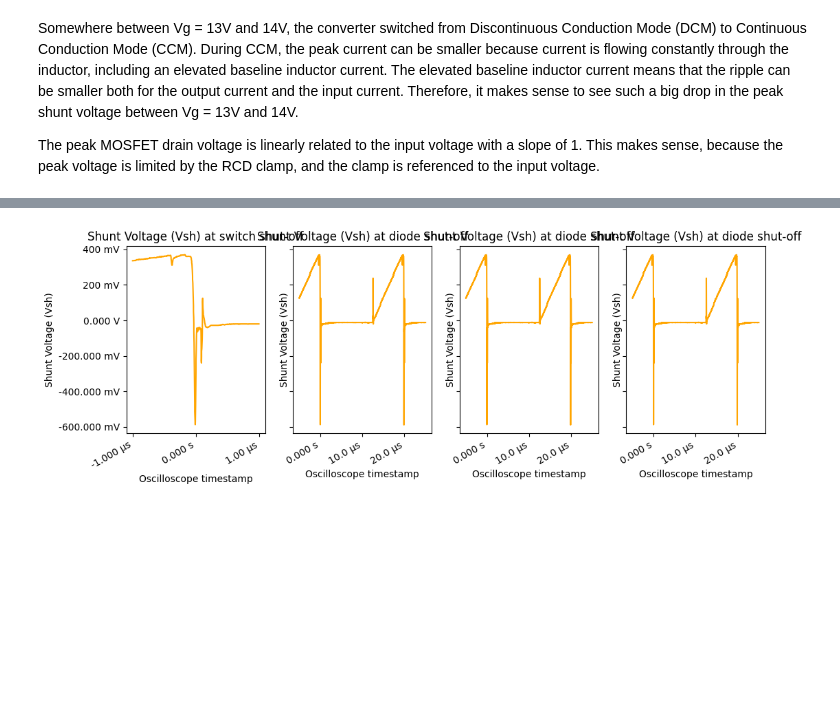
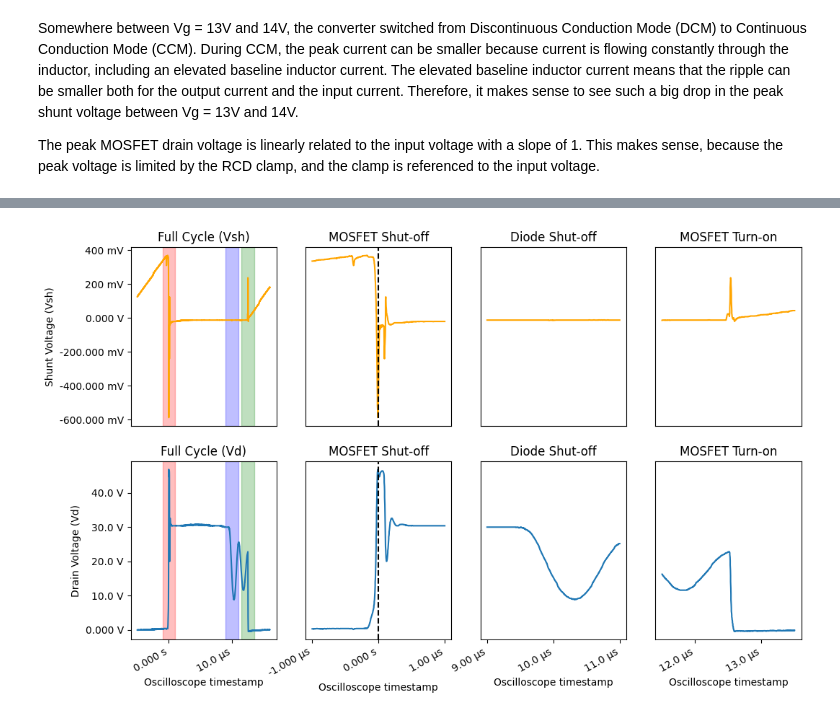
Before and after one commit to ianeyk/power-electronics, a Jupyter notebook: Lab 8/Lab8_report.ipynb, the cells around one changed output, grey strips where cells are left out. Saved outputs shown, nothing was run; the diff lists cells and outputs as text; code cells hidden in the pictures; blank space fills up the shorter version.

Commit message:
prettify graphs

```diff
--- a/Lab 8/Lab8_report.ipynb
+++ b/Lab 8/Lab8_report.ipynb
@@ -111,44 +111,69 @@ The peak MOSFET drain voltage is linearly related to the input voltage with a sl
 # %%
 (df_18V, tspan, tstep) = helper.read_rigol_csv(f"oscilloscope_data/{filenames[0]}.csv", ch1 = "Vsh", ch2 = "Vd")
 
-df_zoom           = df_18V[(df_18V["t"] > -5e-6) & (df_18V["t"] < 25e-6)]
-df_zoom_switch_off = df_18V[(df_18V["t"] > -1e-6) & (df_18V["t"] < 1e-6)]
-df_zoom_diode_off = df_18V[(df_18V["t"] > -5e-6) & (df_18V["t"] < 25e-6)]
-df_zoom_switch_on = df_18V[(df_18V["t"] > -5e-6) & (df_18V["t"] < 25e-6)]
+switch_off_ts = (-1e-6, 1e-6)
+diode_off_ts = (9e-6, 11e-6)
+switch_on_ts = (11.5e-6, 13.5e-6)
 
-# print("Switching Losses (using high-frequency snubber)")
-# df_lf_trapz = df_zoom[np.logical_not(np.isnan(df_zoom["Vsh_hf_snub_lf"]))]
-# Vsh_hf_snub_lf_switch_area = np.trapz(df_lf_trapz["Vsh_hf_snub_lf"] * df_lf_trapz["Vd_hf_snub_lf"], df_lf_trapz["t"])
-# print("Diode Shut-off Losses", (Vsh_hf_snub_lf_switch_area * units.volt ** 2 * units.second / (0.05 * units.ohm) * 50 * units.kilohertz).to_compact(units.watt))
-# df_lf_trapz = df_zoom[np.logical_not(np.isnan(df_zoom["Vsh_hf_snub_lf"]))]
-# Vsh_hf_snub_lf_switch_area = np.trapz(df_lf_trapz["Vsh_hf_snub_lf"] * df_lf_trapz["Vd_hf_snub_lf"], df_lf_trapz["t"])
-# print("High Frequency Snubber", (Vsh_hf_snub_lf_switch_area * units.volt ** 2 * units.second / (0.05 * units.ohm) * 50 * units.kilohertz).to_compact(units.watt))
+df_zoom           = df_18V[(df_18V["t"] > -5e-6) & (df_18V["t"] < 16e-6)]
+df_zoom_switch_off = df_18V[(df_18V["t"] > switch_off_ts[0]) & (df_18V["t"] < switch_off_ts[1])]
+df_zoom_diode_off = df_18V[(df_18V["t"] > diode_off_ts[0]) & (df_18V["t"] < diode_off_ts[1])]
+df_zoom_switch_on = df_18V[(df_18V["t"] > switch_on_ts[0]) & (df_18V["t"] < switch_on_ts[1])]
 
-fig, (ax11, ax12, ax13, ax14) = plt.subplots(nrows = 1, ncols = 4, sharex = False, sharey = True, figsize = (12, 4))
+my_alpha = 0.25
+fig, ((ax11, ax12, ax13, ax14), (ax21, ax22, ax23, ax24)) = plt.subplots(nrows = 2, ncols = 4, sharex = False, sharey = False, figsize = (12, 8))
 fig.autofmt_xdate()
-helper.axes_labels("Oscilloscope timestamp", "s", "Shunt Voltage (Vsh)", "V", title = "Shunt Voltage (Vsh) at switch shut-off", ax = ax11)
-ax11.plot(df_zoom_switch_off["t"], df_zoom_switch_off["Vsh"], color = "orange")
+helper.axes_labels("Oscilloscope timestamp", "s", "Shunt Voltage (Vsh)", "V", title = "Full Cycle (Vsh)", ax = ax11)
+ax11.plot(df_zoom["t"], df_zoom["Vsh"], color = "orange")
+ax11.axvspan(switch_off_ts[0], switch_off_ts[1], color = 'red', alpha = my_alpha)
+ax11.axvspan(diode_off_ts[0], diode_off_ts[1], color = 'blue', alpha = my_alpha)
+ax11.axvspan(switch_on_ts[0], switch_on_ts[1], color = 'green', alpha = my_alpha)
 
-helper.axes_labels("Oscilloscope timestamp", "s", "Shunt Voltage (Vsh)", "V", title = "Shunt Voltage (Vsh) at diode shut-off", ax = ax12)
-ax12.plot(df_zoom_diode_off["t"], df_zoom_diode_off["Vsh"], color = "orange")
+helper.axes_labels("Oscilloscope timestamp", "s", "Shunt Voltage (Vsh)", "V", title = "MOSFET Shut-off", ax = ax12)
+ax12.plot(df_zoom_switch_off["t"], df_zoom_switch_off["Vsh"], color = "orange")
+ax12.axvline(x = 0e-6, linestyle = "dashed", color = "black")
 
-helper.axes_labels("Oscilloscope timestamp", "s", "Shunt Voltage (Vsh)", "V", title = "Shunt Voltage (Vsh) at diode shut-off", ax = ax13)
-ax13.plot(df_zoom_switch_on["t"], df_zoom_switch_on["Vsh"], color = "orange")
+helper.axes_labels("Oscilloscope timestamp", "s", "Shunt Voltage (Vsh)", "V", title = "Diode Shut-off", ax = ax13)
+ax13.plot(df_zoom_diode_off["t"], df_zoom_diode_off["Vsh"], color = "orange")
 
-helper.axes_labels("Oscilloscope timestamp", "s", "Shunt Voltage (Vsh)", "V", title = "Shunt Voltage (Vsh) at diode shut-off", ax = ax14)
+helper.axes_labels("Oscilloscope timestamp", "s", "Shunt Voltage (Vsh)", "V", title = "MOSFET Turn-on", ax = ax14)
 ax14.plot(df_zoom_switch_on["t"], df_zoom_switch_on["Vsh"], color = "orange")
 
-fig, (ax21, ax22, ax23, ax24) = plt.subplots(nrows = 1, ncols = 4, sharex = False, sharey = True, figsize = (12, 4))
+# fig, (ax21, ax22, ax23, ax24) = plt.subplots(nrows = 1, ncols = 4, sharex = False, sharey = True, figsize = (12, 4))
 # fig.autofmt_xdate()
-helper.axes_labels("Oscilloscope timestamp", "s", "Drain Voltage (Vd)", "V", title = "Drain Voltage (Vd) at switch shut-off", ax = ax21)
-ax21.plot(df_zoom_switch_off["t"], df_zoom_switch_off["Vd"])
+helper.axes_labels("Oscilloscope timestamp", "s", "Drain Voltage (Vd)", "V", title = "Full Cycle (Vd)", ax = ax21)
+ax21.plot(df_zoom["t"], df_zoom["Vd"])
+ax21.axvspan(switch_off_ts[0], switch_off_ts[1], color = 'red', alpha = my_alpha)
+ax21.axvspan(diode_off_ts[0], diode_off_ts[1], color = 'blue', alpha = my_alpha)
+ax21.axvspan(switch_on_ts[0], switch_on_ts[1], color = 'green', alpha = my_alpha)
 
-helper.axes_labels("Oscilloscope timestamp", "s", "Drain Voltage (Vd)", "V", title = "Drain Voltage (Vd) at diode shut-off", ax = ax22)
-ax22.plot(df_zoom_diode_off["t"], df_zoom_diode_off["Vd"])
+helper.axes_labels("Oscilloscope timestamp", "s", "Drain Voltage (Vd)", "V", title = "MOSFET Shut-off", ax = ax22)
+ax22.plot(df_zoom_switch_off["t"], df_zoom_switch_off["Vd"])
+ax22.axvline(x = 0e-6, linestyle = "dashed", color = "black")
 
-helper.axes_labels("Oscilloscope timestamp", "s", "Drain Voltage (Vd)", "V", title = "Drain Voltage (Vd) at diode shut-off", ax = ax23)
-ax23.plot(df_zoom_switch_on["t"], df_zoom_switch_on["Vd"])
+helper.axes_labels("Oscilloscope timestamp", "s", "Drain Voltage (Vd)", "V", title = "Diode Shut-off", ax = ax23)
+ax23.plot(df_zoom_diode_off["t"], df_zoom_diode_off["Vd"])
 
-helper.axes_labels("Oscilloscope timestamp", "s", "Drain Voltage (Vd)", "V", title = "Drain Voltage (Vd) at diode shut-off", ax = ax24)
+helper.axes_labels("Oscilloscope timestamp", "s", "Drain Voltage (Vd)", "V", title = "MOSFET Turn-on", ax = ax24)
 ax24.plot(df_zoom_switch_on["t"], df_zoom_switch_on["Vd"])
+
+print("Switching Losses (using high-frequency snubber)")
+# df_lf_trapz = df_zoom[np.logical_not(np.isnan(df_zoom["Vsh_hf_snub_lf"]))]
+cycle_switch_area = np.trapz(df_zoom["Vsh"] * df_zoom["Vd"], df_zoom["t"])
+print("Whole-cycle switching losses", (cycle_switch_area * units.volt ** 2 * units.second / (0.05 * units.ohm) * 50 * units.kilohertz).to_compact(units.watt))
+switch_off_area = np.trapz(df_zoom_switch_off["Vsh"] * df_zoom_switch_off["Vd"], df_zoom_switch_off["t"])
+print("MOSFET shut-off switching losses", (switch_off_area * units.volt ** 2 * units.second / (0.05 * units.ohm) * 50 * units.kilohertz).to_compact(units.watt))
+
+ax11.get_shared_y_axes().join(ax11, ax12, ax13, ax14)
+ax21.get_shared_y_axes().join(ax21, ax22, ax23, ax24)
+ax12.get_yaxis().set_visible(False)
+ax13.get_yaxis().set_visible(False)
+ax14.get_yaxis().set_visible(False)
+ax11.get_xaxis().set_visible(False)
+ax12.get_xaxis().set_visible(False)
+ax13.get_xaxis().set_visible(False)
+ax14.get_xaxis().set_visible(False)
+ax22.get_yaxis().set_visible(False)
+ax23.get_yaxis().set_visible(False)
+ax24.get_yaxis().set_visible(False)
 # %% [output]
@@ -156 +183 @@ ax24.plot(df_zoom_switch_on["t"], df_zoom_switch_on["Vd"])
-[figure, old version]
+[figure, new version]
```
Also changed, not shown: parts of 2 cells of this notebook.
